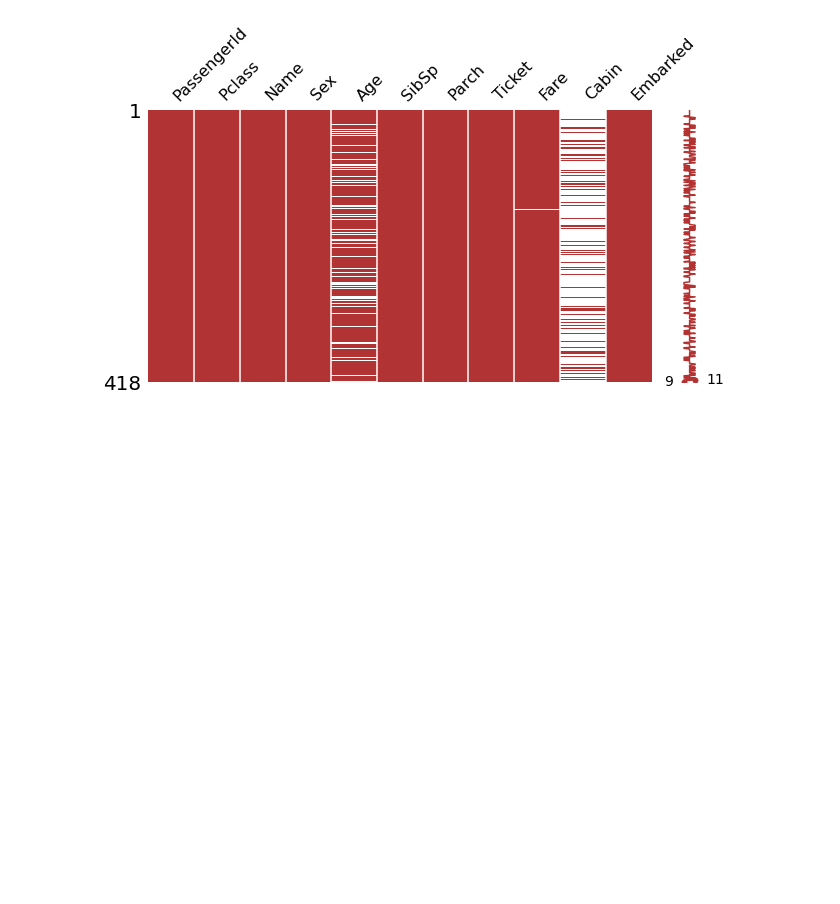
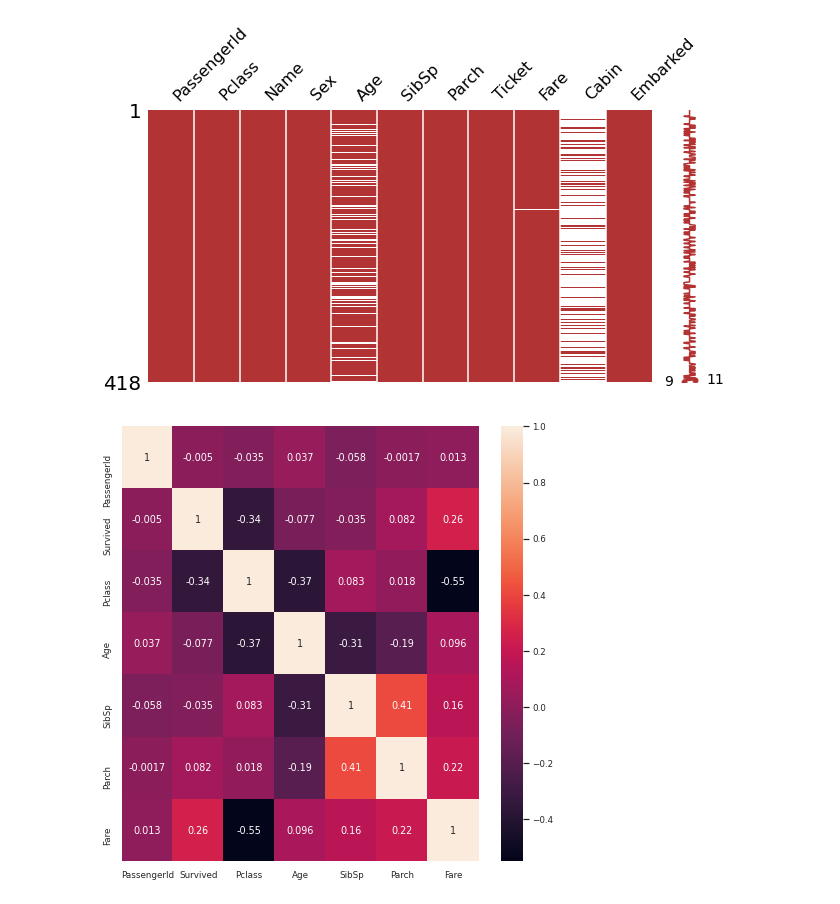
Before and after one commit to liz0904/ai_titanic, a Jupyter notebook: titanic_classification.ipynb, the cells around one changed output. Cells and saved outputs as stored; diff of their text form; code cells hidden in the pictures; blank space fills up the shorter version.

```diff
--- a/titanic_classification.ipynb
+++ b/titanic_classification.ipynb
@@ -101,3 +101,12 @@ msno.matrix(test, figsize=(10,5), color=(0.7, 0.2, 0.2))
 plt.show()
 # %% [output]
 [figure]
+# %%
+#상관 관계 분석
+#숫자형 변수 간의 상관관계를 계산하여 히트맵 그리기
+plt.figure(figsize=(8,8))
+sns.set(font_scale=0.8)
+sns.heatmap(train.corr(), annot=True, cbar=True); #corr 함수: 숫자형 데이터로 구성된 열에 대해서만 상관계수를 계산
+plt.show()  #Survived(목표변수)열과 상관관계가 높은 피처는 Pclass와 Fare, 또 Pclass와 Rase끼리의 상관계수(-0.55)도 높음
+# %% [output]
+[figure, added]
```
